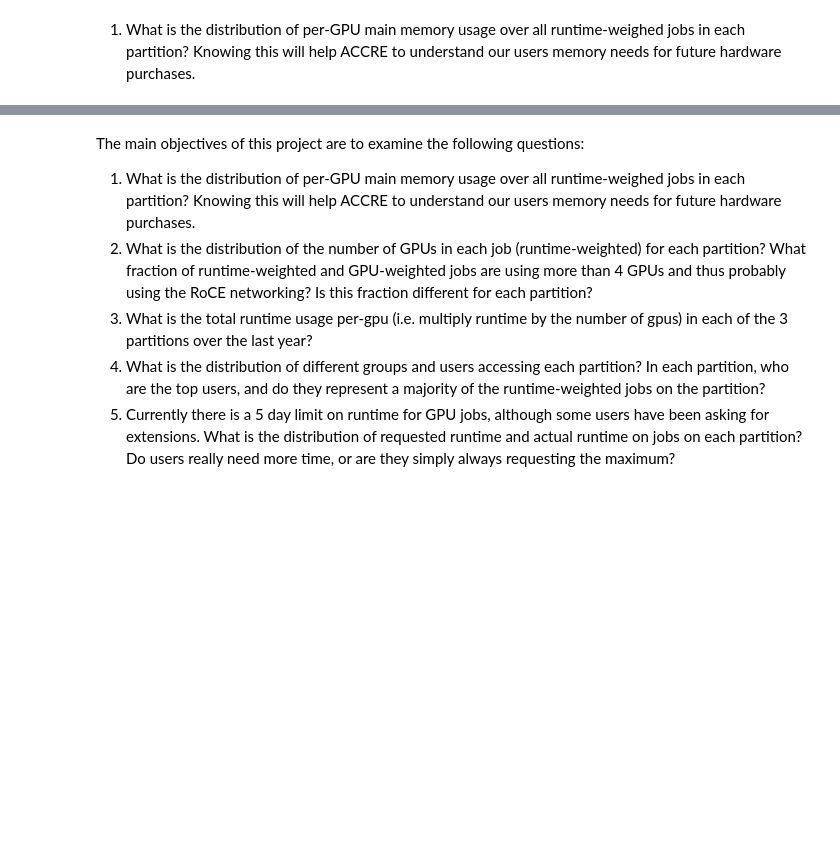
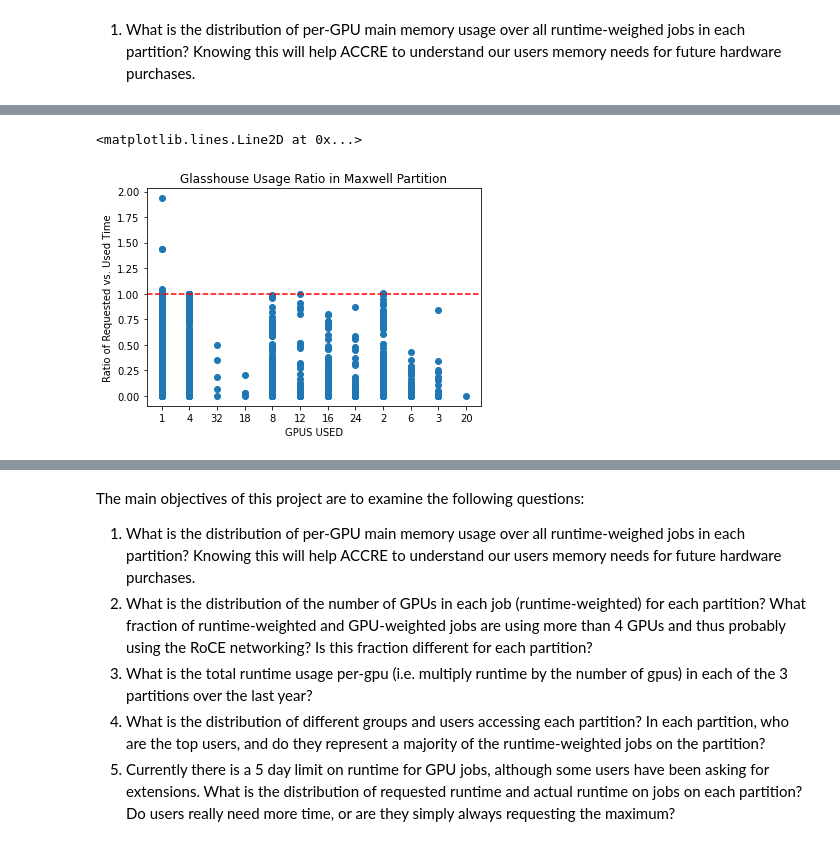
Before and after one commit to nss-data-science-cohort-6/accre_project-goobers, a Jupyter notebook: notebooks/tim.ipynb, the cells around one changed output, grey strips where cells are left out. Drawn from its saved outputs; the diff is of its cells as text; code cells hidden in the pictures; blank space fills up the shorter version.

Commit message:
Calculated differences in requested time and used time. Also calculated ratio of used time to requested time.  Explored some users on some partitions.

```diff
--- a/notebooks/tim.ipynb
+++ b/notebooks/tim.ipynb
@@ -43,6 +63,8 @@ com_job
 com_job['USEDMEM'] = com_job['USEDMEM'].str.replace('M', '').astype(float)
 com_job['REQTIME'] = pd.to_timedelta(com_job['REQTIME'].str.replace('-',' days ')).dt.total_seconds()
 com_job['USEDTIME'] = pd.to_timedelta(com_job['USEDTIME'].str.replace('-',' days ')).dt.total_seconds()
+#com_job['CPUS'] = com_job['CPUS'].astype(str)
+com_job['GPUS'] = com_job['GPUS'].astype(str)
 com_job.info()
 # %% [output]
 <class 'pandas.core.frame.DataFrame'>
@@ -67,3 +105,7 @@ memory usage: 28.1+ MB
 # %%
-df['REQTIME'].dt.total_seconds()
+# Would it be useful for the scheduler to know the difference between requested and used time.
+# Would it be useful to know the distribution of the ratio of requested vs. used time for specific users
+com_job["req_used_dif"] = ((com_job['REQTIME'] - com_job['USEDTIME']))
+com_job["req_used_ratio"] = ((com_job['USEDTIME'] / com_job['REQTIME']))
+com_job
 # %% [output]
@@ -92,0 +159,11 @@ maxwell_pivoted = (
+# %%
+#USAGE RATIO OF glasshouse account on Maxwell Partition
+plot_df = com_job.loc[com_job['ACCOUNT'] == 'glasshouse']
+plt.scatter(plot_df['GPUS'], plot_df["req_used_ratio"])
+plt.xlabel("GPUS USED")
+plt.ylabel("Ratio of Requested vs. Used Time")
+plt.title("Glasshouse Usage Ratio in Maxwell Partition")
+plt.axhline(y=1, color='r', linestyle='--')
+# %% [output]
+<matplotlib.lines.Line2D at 0x...>
+[figure, added]
```
Also changed, not shown: parts of 8 cells of this notebook.
